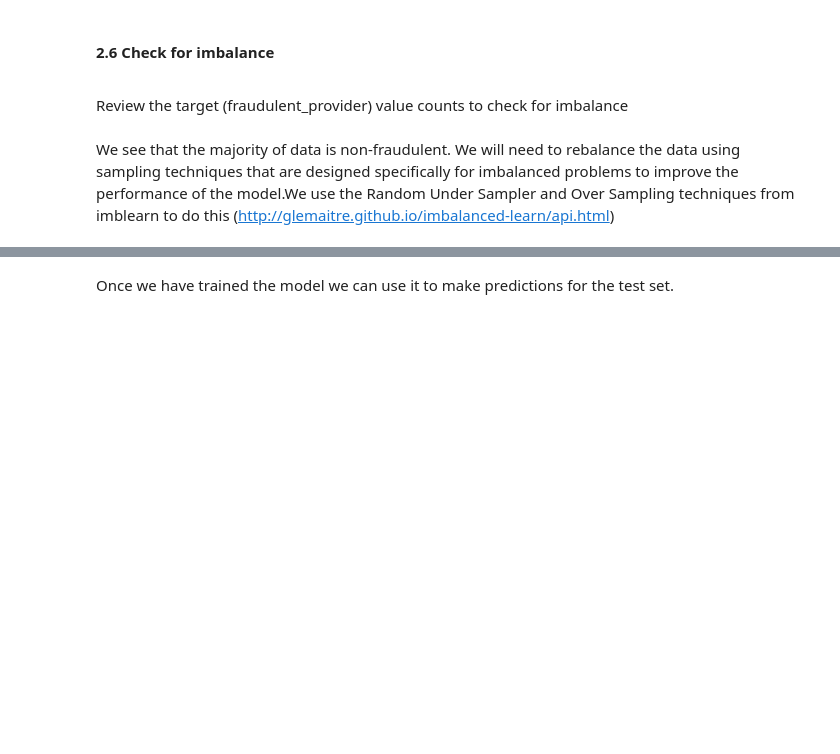
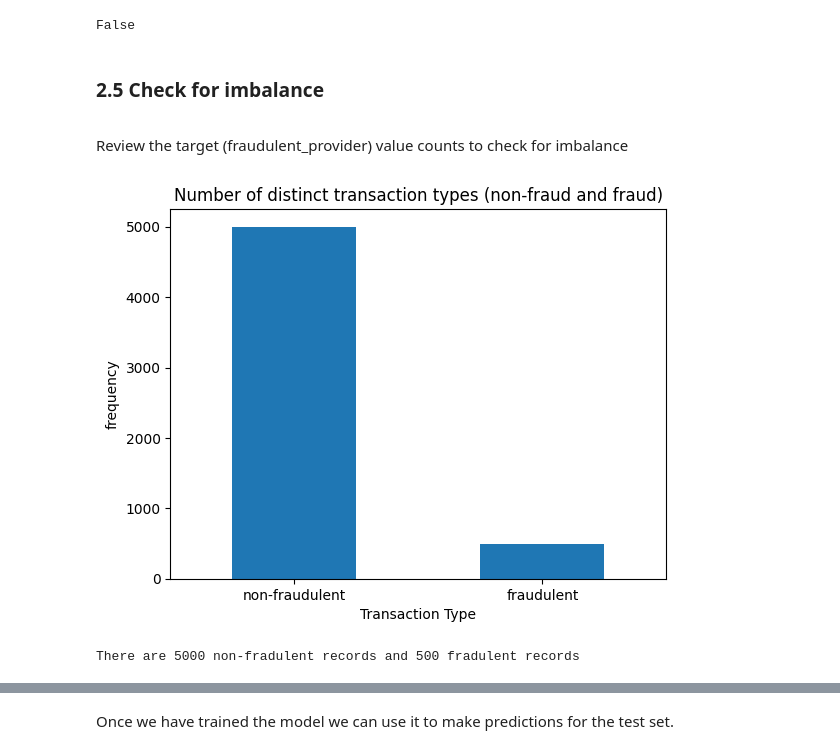
Before and after one commit to aws-samples/wwps-payment-integrity-solutions, a Jupyter notebook: reinvent_2022/classification.ipynb, the cells around one changed output, grey strips where cells are left out. Drawn from its saved outputs; the diff is of its cells as text; code cells hidden in the pictures; blank space fills up the shorter version.

Commit message:
bill updates to classification and dataset

```diff
--- a/reinvent_2022/classification.ipynb
+++ b/reinvent_2022/classification.ipynb
@@ -86 +112,3 @@ prefix = 'fraud-detect-demo' # Update as needed
+# %%
+data = pd.read_csv('./data/processed_data_classification_v2.csv', delimiter=',')
 # %% [markdown]
@@ -88,3 +116 @@ prefix = 'fraud-detect-demo' # Update as needed
 <a id=section_2_2></a>
-# %%
-data = pd.read_csv('processed_data_classification_v2.csv', delimiter=',')
@@ -104,7 +136,9 @@ data.head()
 # %%
 data.isnull().values.any()
+# %% [output]
+False
 # %% [markdown]
-#### 2.6 Check for imbalance
-<a id=section_2_6></a>
+### 2.5 Check for imbalance
+<a id=section_2_5></a>
 # %% [markdown]
 Review the target (fraudulent_provider) value counts to check for imbalance
@@ -113,2 +145,15 @@ data['fraudulent_provider'].value_counts()
-# %% [markdown]
-We see that the majority of data is non-fraudulent. We will need to rebalance the data using sampling techniques that are designed specifically for imbalanced problems to improve the performance of the model.We use the Random Under Sampler and Over Sampling techniques from imblearn to do this (http://glemaitre.github.io/imbalanced-learn/api.html)
+# %%
+fig, ax = plt.subplots()
+data['fraudulent_provider'].value_counts().plot(ax = ax, kind = 'bar', ylabel = 'frequency', xlabel = 'Transaction Type')
+plt.xticks(range(2), ['non-fraudulent', 'fraudulent'], rotation=0)
+plt.title(label="Number of distinct transaction types (non-fraud and fraud)",
+          fontsize=12,
+          color="black")
+plt.show()
+
+print('There are {} non-fradulent records and {} fradulent records'.format(
+    data['fraudulent_provider'].value_counts()[0],
+    data['fraudulent_provider'].value_counts()[1]))
+# %% [output]
+[figure, added]
+There are 5000 non-fradulent records and 500 fradulent records
```
Also changed, not shown: parts of 145 cells of this notebook.
